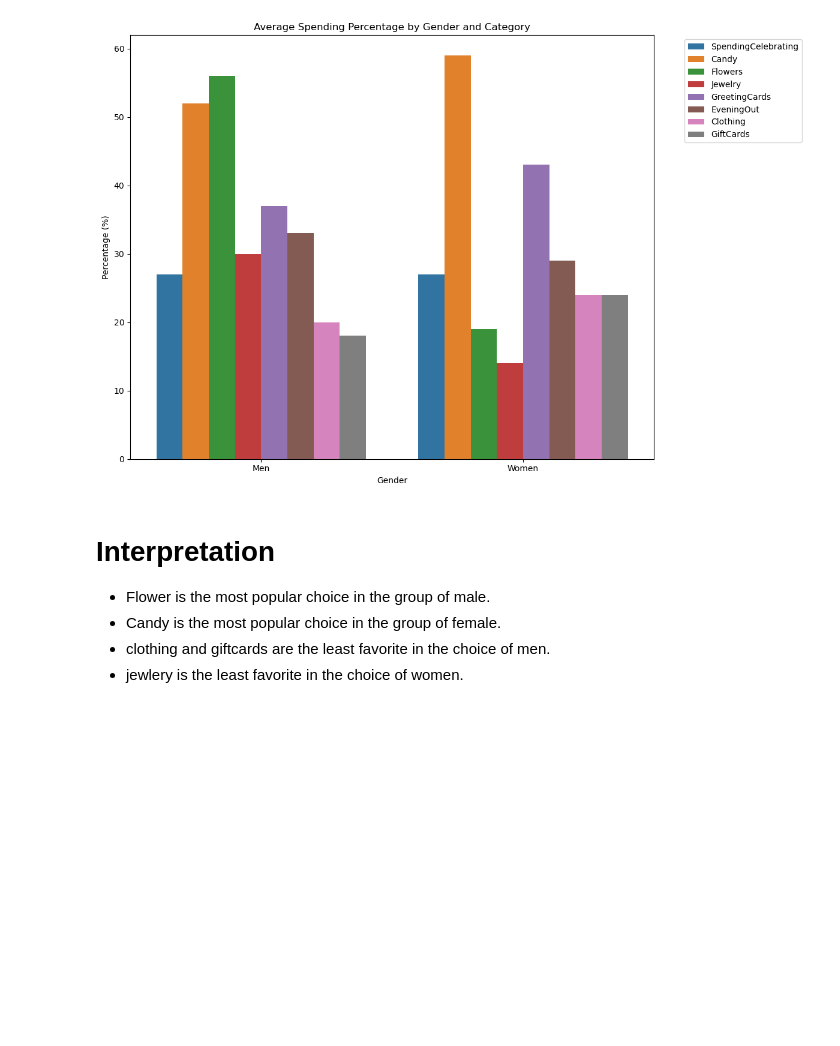
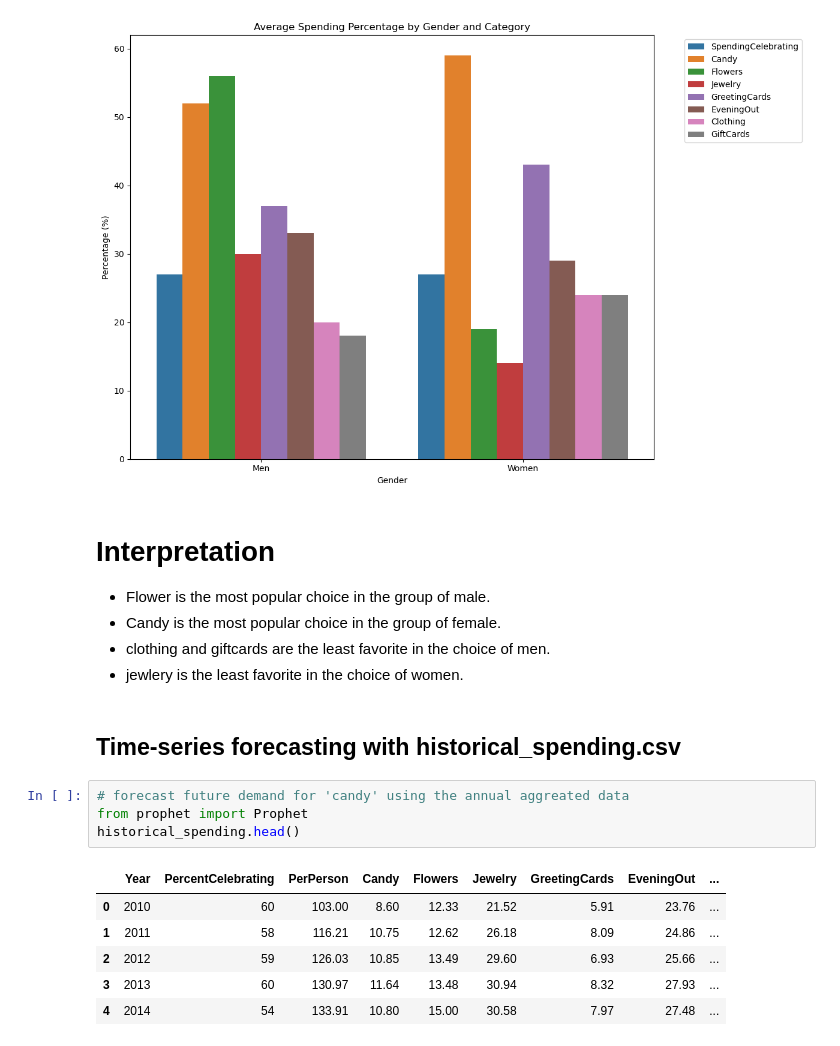
Before and after one commit to Charlie2698619/tidytuesday-analysis, a Jupyter notebook: EDA.ipynb, the cells around one changed output. Drawn from its saved outputs; the diff is of its cells as text; blank space fills up the shorter version.

```diff
--- a/EDA.ipynb
+++ b/EDA.ipynb
@@ -218,3 +222,16 @@ plt.show()
 - Candy is the most popular choice in the group of female.
 - clothing and giftcards are the least favorite in the choice of men.
 - jewlery is the least favorite in the choice of women.
+# %% [markdown]
+## Time-series forecasting with historical_spending.csv
+# %%
+# forecast future demand for 'candy' using the annual aggreated data
+from prophet import Prophet
+historical_spending.head()
+# %% [output]
+|  | Year | PercentCelebrating | PerPerson | Candy | Flowers | Jewelry | GreetingCards | EveningOut | ... |
+| 0 | 2010 | 60 | 103.00 | 8.60 | 12.33 | 21.52 | 5.91 | 23.76 | ... |
+| 1 | 2011 | 58 | 116.21 | 10.75 | 12.62 | 26.18 | 8.09 | 24.86 | ... |
+| 2 | 2012 | 59 | 126.03 | 10.85 | 13.49 | 29.60 | 6.93 | 25.66 | ... |
+| 3 | 2013 | 60 | 130.97 | 11.64 | 13.48 | 30.94 | 8.32 | 27.93 | ... |
+| 4 | 2014 | 54 | 133.91 | 10.80 | 15.00 | 30.58 | 7.97 | 27.48 | ... |
```
Also changed, not shown: parts of 10 cells of this notebook.
